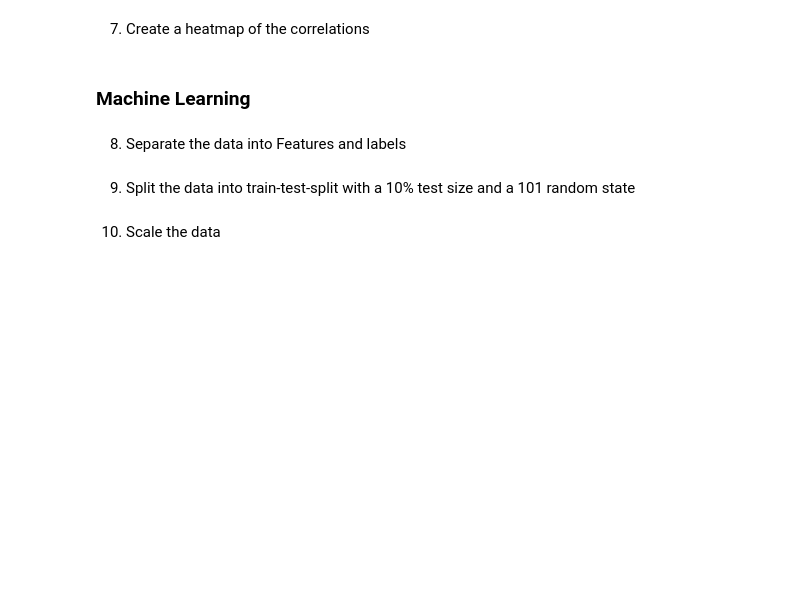
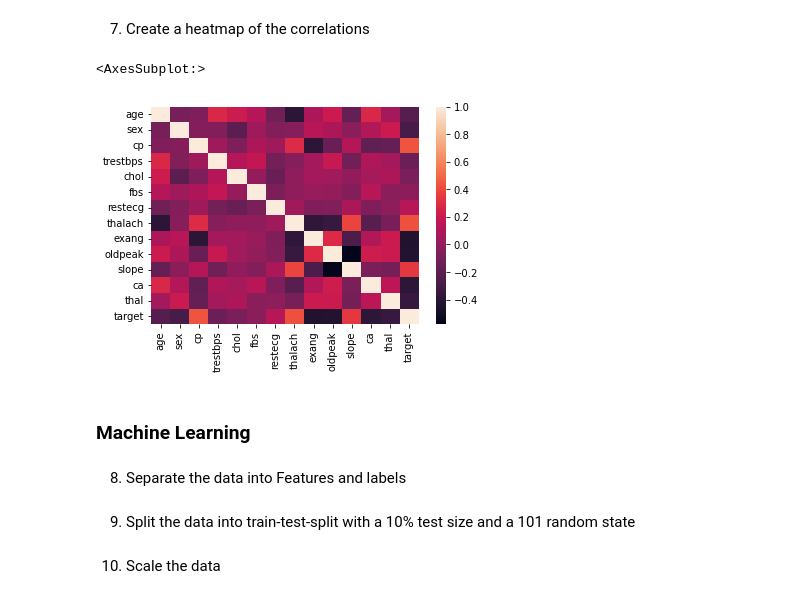
Before and after one commit to ageorgiu17/Udemy_Machine_Learning_and_Data_Science_Masterclass, a Jupyter notebook: Section_10_Logistic_Regression/Section_10_Logistic_Regression_08_Logistic_Regression_Section_Exercises.ipynb, the cells around one changed output. Cells and saved outputs as stored; diff of their text form; code cells hidden in the pictures; blank space fills up the shorter version.

```diff
--- a/Section_10_Logistic_Regression/Section_10_Logistic_Regression_08_Logistic_Regression_Section_Exercises.ipynb
+++ b/Section_10_Logistic_Regression/Section_10_Logistic_Regression_08_Logistic_Regression_Section_Exercises.ipynb
@@ -51,5 +125,10 @@ Atributele sunt:
 # %% [markdown]
 7. Create a heatmap of the correlations
+# %%
+sns.heatmap(data=df.corr())
+# %% [output]
+<AxesSubplot:>
+[figure, added]
 # %% [markdown]
 ### Machine Learning
 # %% [markdown]
```
Also changed, not shown: parts of 31 cells of this notebook.
